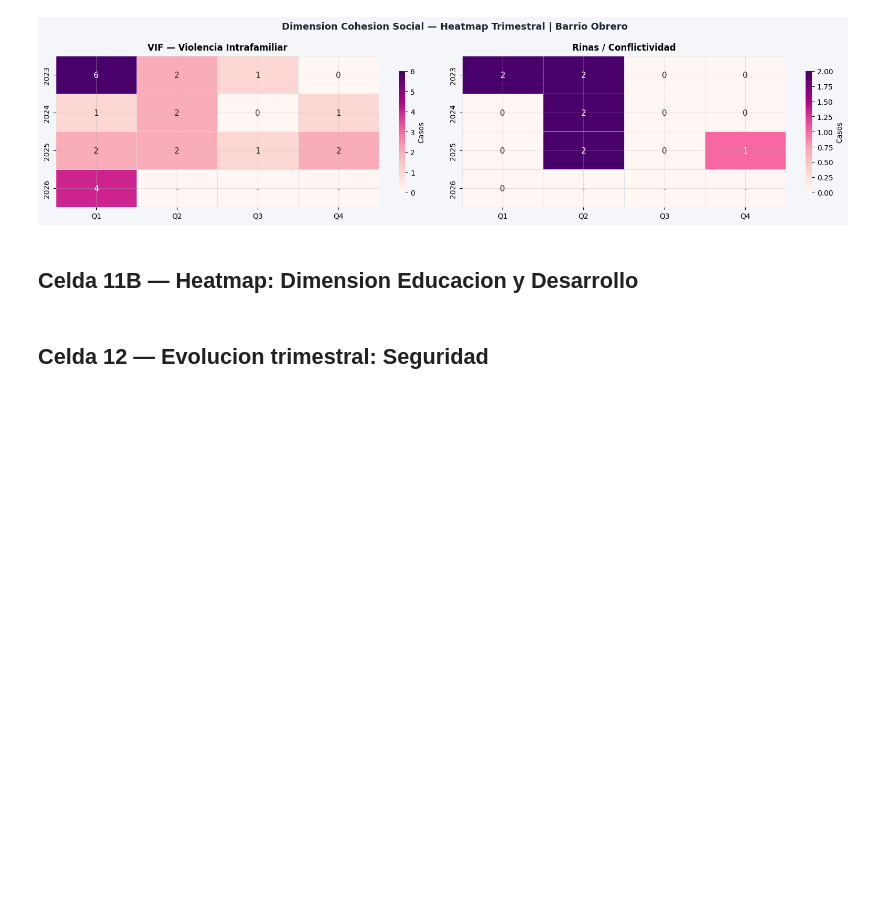
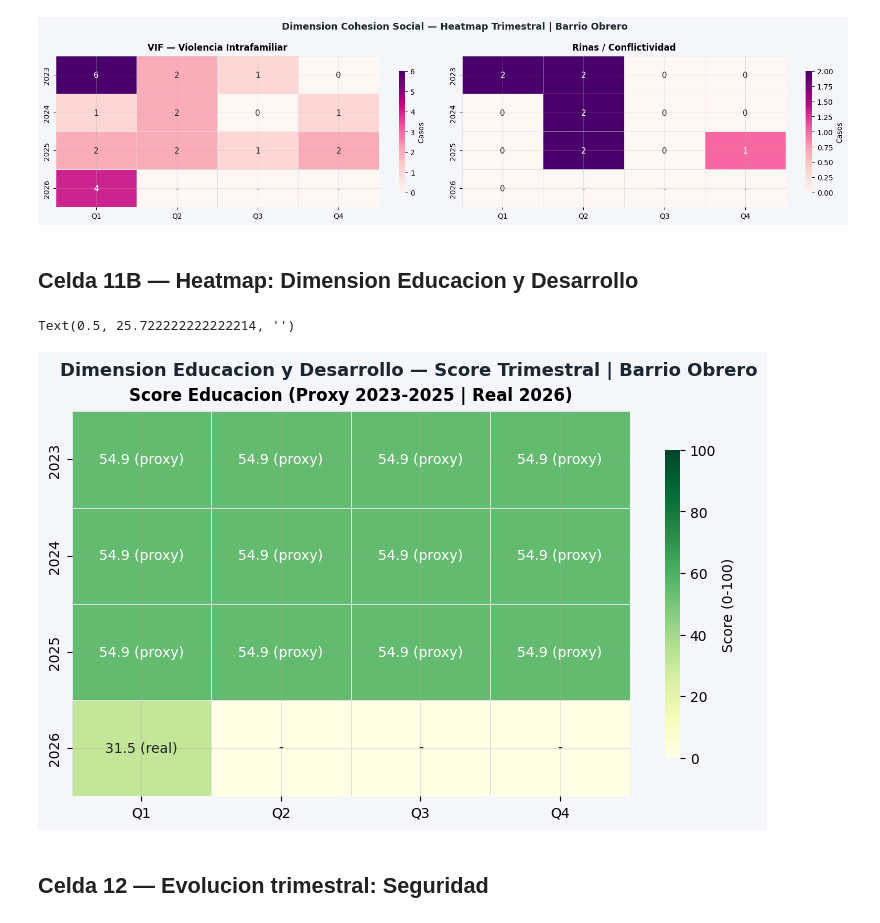
Before and after one commit to Pabandres85/Itt_repos_cali, a Jupyter notebook: notebooks/03_itt_barrio_obrero.ipynb, the cells around one changed output. Cells and saved outputs as stored; diff of their text form; code cells hidden in the pictures; blank space fills up the shorter version.

Commit message:
Actualizar notebook Obrero y agregar data Observatorio Educacion

```diff
--- a/notebooks/03_itt_barrio_obrero.ipynb
+++ b/notebooks/03_itt_barrio_obrero.ipynb
@@ -945,36 +945,39 @@ for _, row in corr_trim.iterrows():
     año = int(row['año'])
     trim = int(row['trimestre'])
     if año == 2026:
         score = REF_EDUC_DES_2026  # 31.5 real
     else:
         score = REF_EDUC_DES  # 54.9 proxy
     educ_data.append({'año': año, 'trimestre': trim, 'score_educ': score})
 
 df_educ = pd.DataFrame(educ_data)
 pivot = df_educ.pivot(index='año', columns='trimestre', values='score_educ')
 pivot.columns = ['Q1','Q2','Q3','Q4']
 
 # Anotaciones con - para trimestres sin datos
 annot_arr = pivot.copy().astype(object)
 for c in annot_arr.columns:
     for r in annot_arr.index:
         val = pivot.loc[r, c]
         if pd.isna(val) or (r == 2026 and c != 'Q1'):
             annot_arr.loc[r, c] = '-'
         elif r == 2026:
             annot_arr.loc[r, c] = f'{val:.1f} (real)'
         else:
             annot_arr.loc[r, c] = f'{val:.1f} (proxy)'
 pivot_plot = pivot.fillna(0)
 
 sns.heatmap(pivot_plot, annot=annot_arr.values, fmt='', cmap='YlGn',
     linewidths=0.5, linecolor='#DEE2E6', ax=ax, annot_kws={'size':10},
     cbar_kws={'label':'Score (0-100)','shrink':0.8}, vmin=0, vmax=100)
 ax.set_title('Score Educacion (Proxy 2023-2025 | Real 2026)', fontweight='bold', pad=8)
 ax.set_ylabel(''); ax.set_xlabel('')
-plt.tight_layout()
-plt.savefig(IMG_DIR + 'itt_obrero_heatmap_educ.png', dpi=150, bbox_inches='tight', facecolor=BG)
-plt.show()
+#plt.tight_layout()
+#plt.savefig(IMG_DIR + 'itt_obrero_heatmap_educ.png', dpi=150, bbox_inches='tight', facecolor=BG)
+#plt.show()
+# %% [output]
+Text(0.5, 25.722222222222214, '')
+[figure, added]
 # %% [markdown]
 ## Celda 12 — Evolucion trimestral: Seguridad
 # %%
```
Also changed, not shown: parts of 3 cells of this notebook, 22 other files.
